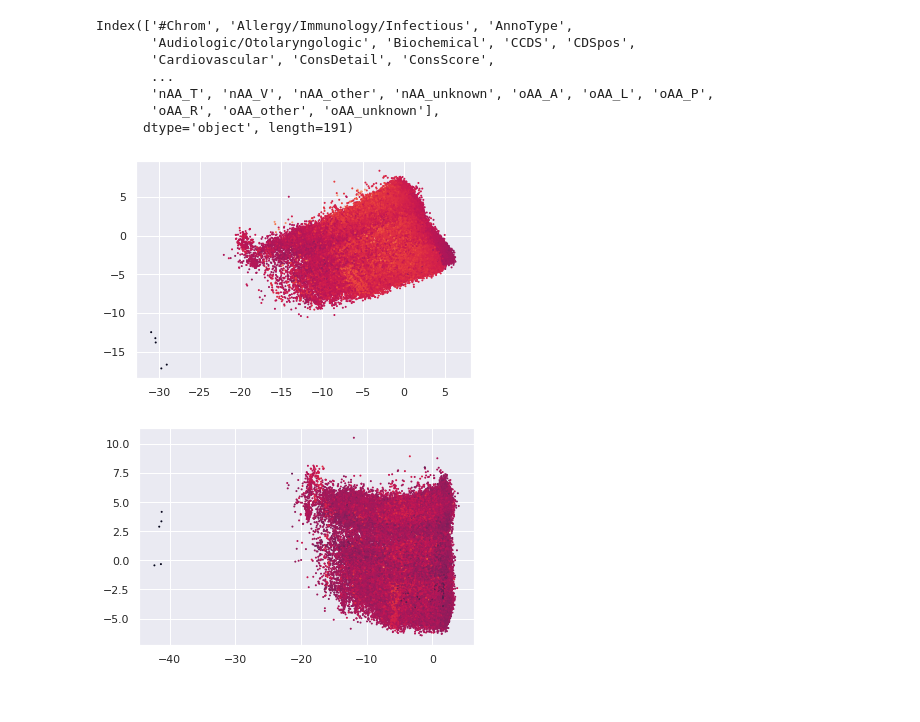
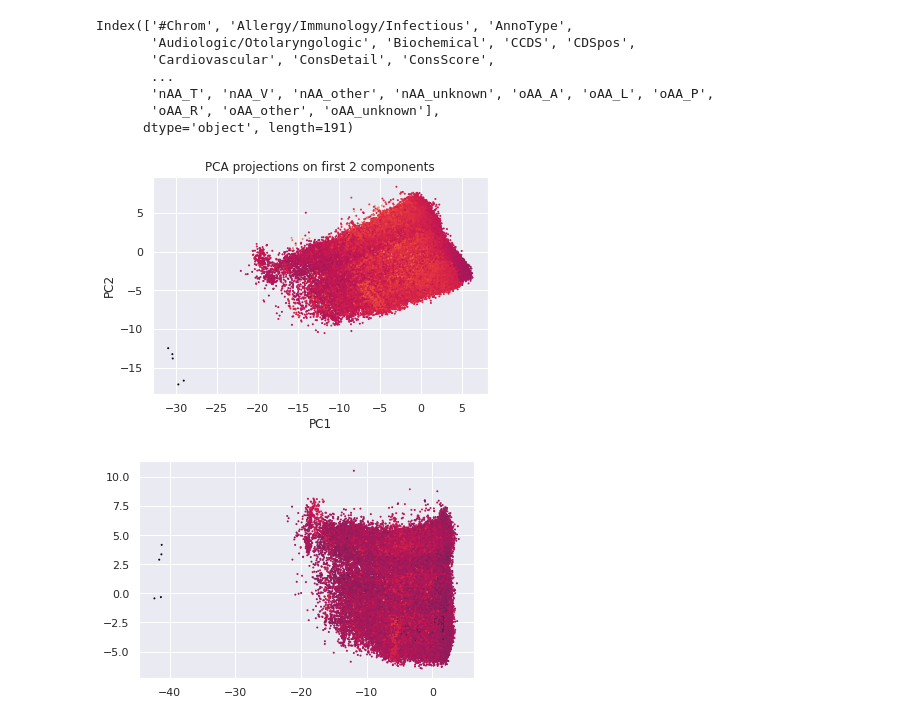
Before and after one commit to SietsmaRJ/dsls_master_thesis, a Jupyter notebook: side_scripts/potential_gene_features.ipynb, the cells around one changed output. Cells and saved outputs as stored; diff of their text form; code cells hidden in the pictures.

```diff
--- a/side_scripts/potential_gene_features.ipynb
+++ b/side_scripts/potential_gene_features.ipynb
@@ -447,10 +488,14 @@ projections = train_data @ eigenvectors
 # %%
 plt.scatter(projections[:,0], projections[:,1], c=projections[:, 2], s=1)
 # Color by label
 # Pairwise
+plt.title('PCA projections on first 2 components')
+plt.xlabel('PC1')
+plt.ylabel('PC2')
+plt.savefig(img_output_dir+'pca_2_comp.png')
 plt.show()
 # %% [output]
-[figure, old version]
+[figure, new version]
 # %%
 def varimax(components, gamma=1, maxiter=20, tol=1e-8):
     """Perform VariMax (gamma=1) or OrthoMax (gamma=0) rotation on components"""
```
Also changed, not shown: parts of 18 cells of this notebook, 2 other files.
